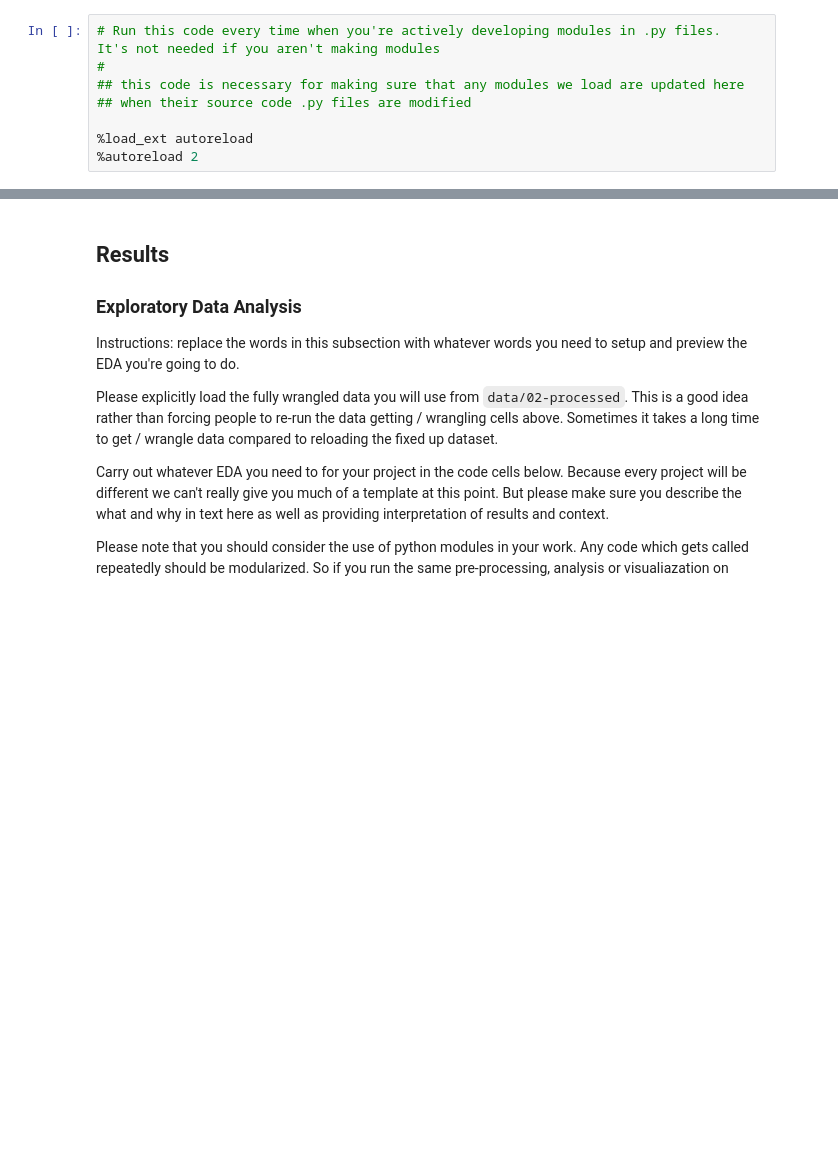
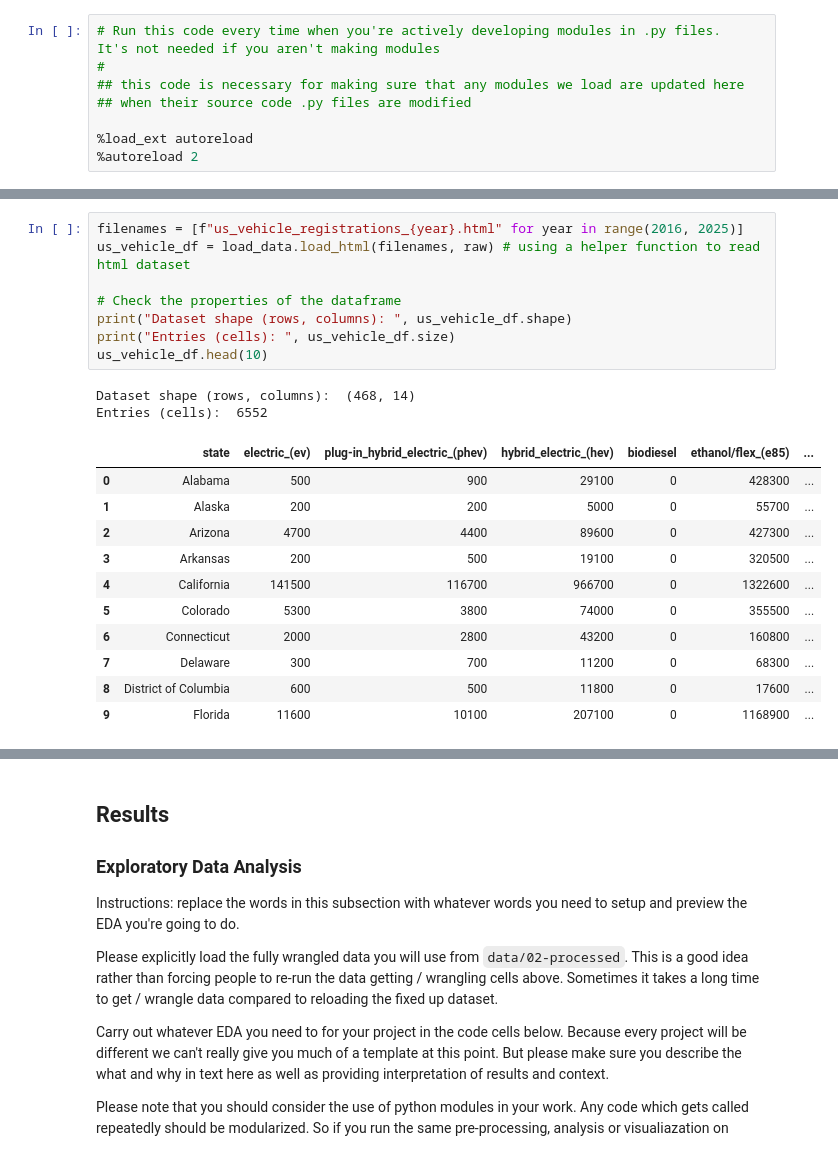
Before and after one commit to COGS108/Group026_WI26, a Jupyter notebook: 02-EDACheckpoint.ipynb, the cells around one changed output, grey strips where cells are left out. Cells and saved outputs as stored; diff of their text form; blank space fills up the shorter version.

Commit message:
finished data and starting on eda

```diff
--- a/02-EDACheckpoint.ipynb
+++ b/02-EDACheckpoint.ipynb
@@ -481,0 +463,22 @@ us_vehicle_df
+# %%
+filenames = [f"us_vehicle_registrations_{year}.html" for year in range(2016, 2025)]
+us_vehicle_df = load_data.load_html(filenames, raw) # using a helper function to read html dataset
+
+# Check the properties of the dataframe
+print("Dataset shape (rows, columns): ", us_vehicle_df.shape)
+print("Entries (cells): ", us_vehicle_df.size)
+us_vehicle_df.head(10)
+# %% [output]
+Dataset shape (rows, columns):  (468, 14)
+Entries (cells):  6552
+|  | state | electric_(ev) | plug-in_hybrid_electric_(phev) | hybrid_electric_(hev) | biodiesel | ethanol/flex_(e85) | ... |
+| 0 | Alabama | 500 | 900 | 29100 | 0 | 428300 | ... |
+| 1 | Alaska | 200 | 200 | 5000 | 0 | 55700 | ... |
+| 2 | Arizona | 4700 | 4400 | 89600 | 0 | 427300 | ... |
+| 3 | Arkansas | 200 | 500 | 19100 | 0 | 320500 | ... |
+| 4 | California | 141500 | 116700 | 966700 | 0 | 1322600 | ... |
+| 5 | Colorado | 5300 | 3800 | 74000 | 0 | 355500 | ... |
+| 6 | Connecticut | 2000 | 2800 | 43200 | 0 | 160800 | ... |
+| 7 | Delaware | 300 | 700 | 11200 | 0 | 68300 | ... |
+| 8 | District of Columbia | 600 | 500 | 11800 | 0 | 17600 | ... |
+| 9 | Florida | 11600 | 10100 | 207100 | 0 | 1168900 | ... |
```
Also changed, not shown: parts of 63 cells of this notebook, 1 other file.
